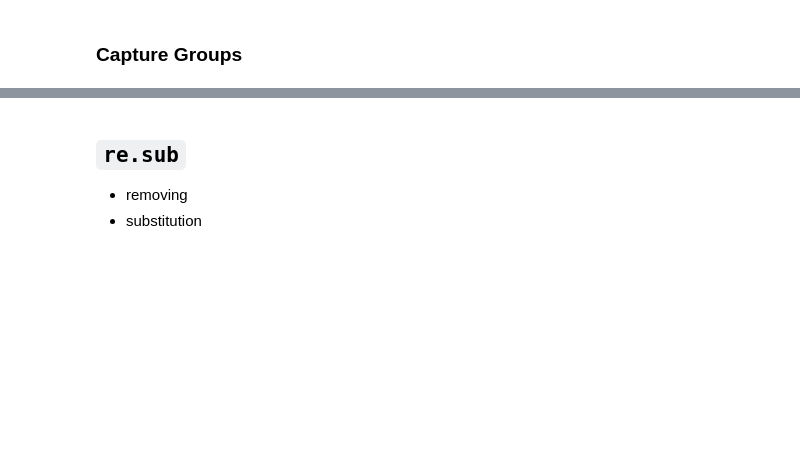
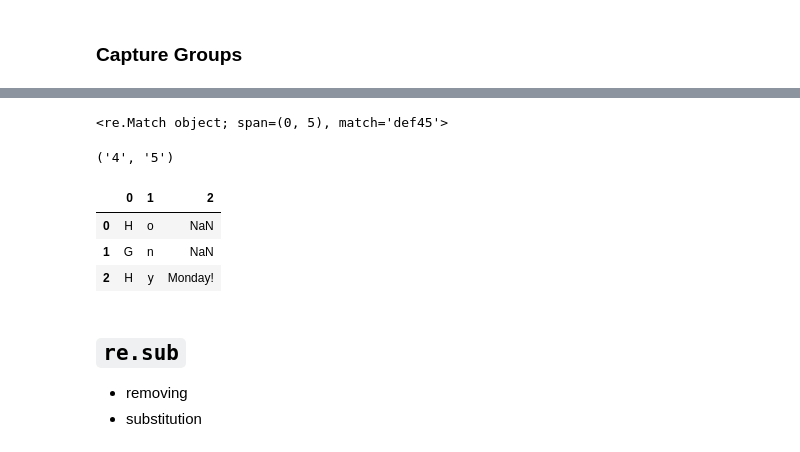
Before and after one commit to lopezelihezer/natural-language-processing-exercises, a Jupyter notebook: regex_lesson_student.ipynb, the cells around one changed output, grey strips where cells are left out. Drawn from its saved outputs; the diff is of its cells as text; code cells hidden in the pictures; blank space fills up the shorter version.

```diff
--- a/regex_lesson_student.ipynb
+++ b/regex_lesson_student.ipynb
@@ -345,3 +350,24 @@ s.str.extract(regexp)
+# %%
+regexp = r'.*?(\d+?)(\d)'
+subject = 'def456'
+
+match = re.search(regexp, subject)
+match
+# %% [output]
+<re.Match object; span=(0, 5), match='def45'>
+# %%
+match.groups()
+# %% [output]
+('4', '5')
+# %%
+regexp = r'([A-Z])[a-z]+([a-z])(\s.+\W$)?'
+s = pd.Series(['Hello', 'Germain', 'Happy Monday!'])
+s.str.extract(regexp)
+# %% [output]
+|  | 0 | 1 | 2 |
+| 0 | H | o | NaN |
+| 1 | G | n | NaN |
+| 2 | H | y | Monday! |
 # %% [markdown]
 ## `re.sub`
 
```
Also changed, not shown: parts of 9 cells of this notebook.
